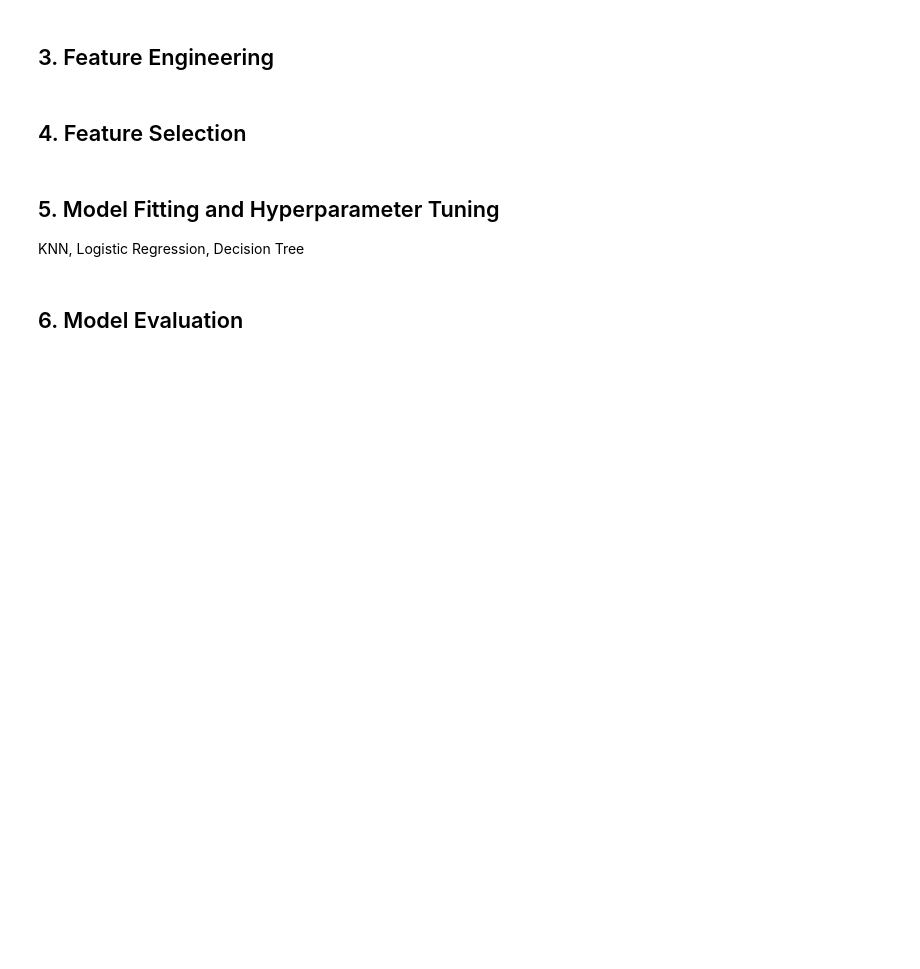
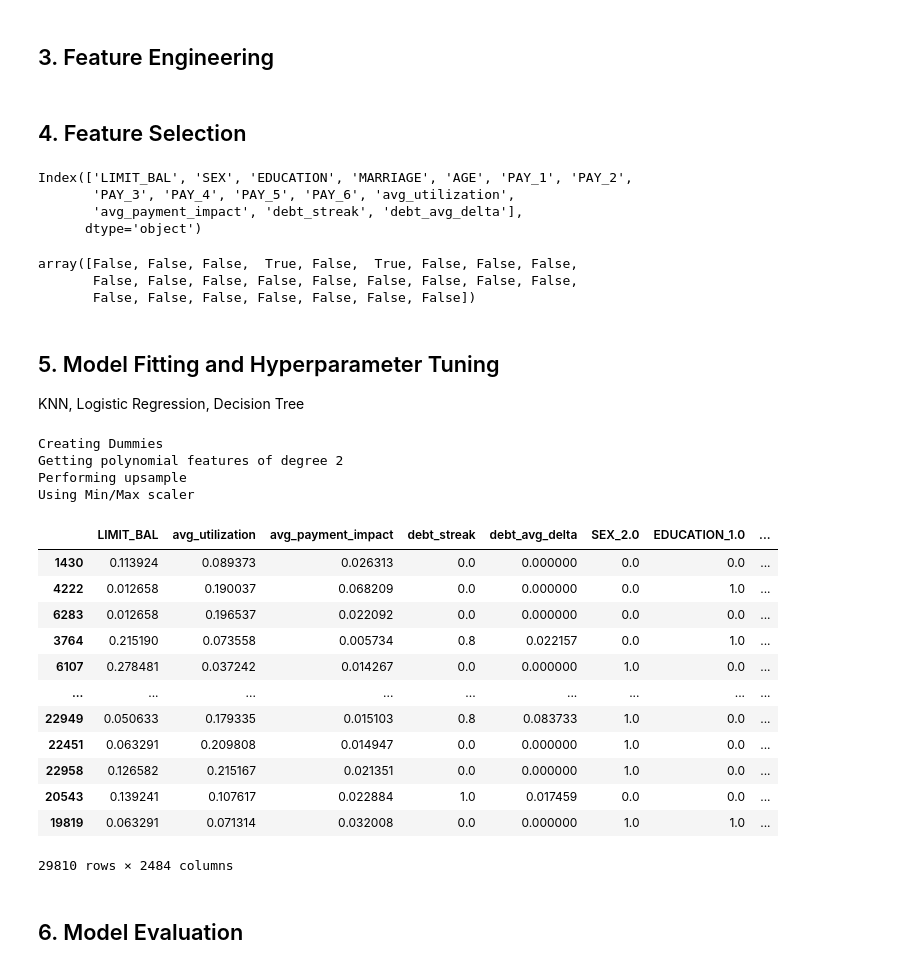
Before and after one commit to coreyautoforkingbufferaccount/nyc-mhtn-ds-021720, a Jupyter notebook: week_7/classification-assessment/working_dir/classification-assessment.ipynb, the cells around one changed output. Saved outputs shown, nothing was run; the diff lists cells and outputs as text; code cells hidden in the pictures; blank space fills up the shorter version.

Commit message:
partially through enhancing selection capabilities of model classes

```diff
--- a/week_7/classification-assessment/working_dir/classification-assessment.ipynb
+++ b/week_7/classification-assessment/working_dir/classification-assessment.ipynb
@@ -50,4 +108,6 @@ df.head()
 # %% [markdown]
 ## 3. Feature Engineering
+# %%
+df=calculate_utilization(df)
 # %% [markdown]
 ## 4. Feature Selection
@@ -54,3 +116,55 @@ df.head()
+# %%
+excluded = exclude_columns(["PAY_AMT", "BILL_AMT", "payment_impact","utilization"])
+selection = df.drop(columns = excluded).columns
+selection
+# %% [output]
+Index(['LIMIT_BAL', 'SEX', 'EDUCATION', 'MARRIAGE', 'AGE', 'PAY_1', 'PAY_2',
+       'PAY_3', 'PAY_4', 'PAY_5', 'PAY_6', 'avg_utilization',
+       'avg_payment_impact', 'debt_streak', 'debt_avg_delta'],
+      dtype='object')
+# %%
+cols = df.columns
+colb = pd.Index(['AGE', "EDUCATION"])
+cols.isin(colb)
+# %% [output]
+array([False, False, False,  True, False,  True, False, False, False,
+       False, False, False, False, False, False, False, False, False,
+       False, False, False, False, False, False, False])
+# %%
+target_col = "default payment next month"
+categorical = {
+    "nominal_features":["SEX", "EDUCATION", "MARRIAGE", "PAY_1", "PAY_2",
+                    "PAY_3", "PAY_4", "PAY_5", "PAY_6",
+                   ],
+}
+
+continuous = {"untransformed":["LIMIT_BAL", "avg_utilization", "avg_payment_impact",
+                               "debt_streak", "debt_avg_delta",],
+#              "transformed": {"logged": {"population":30, "amount_tsh":None}
+             }
+polynomial = {"method":"all", "columns":["avg_utilization", "avg_payment_impact"]}
 # %% [markdown]
 ## 5. Model Fitting and Hyperparameter Tuning
 KNN, Logistic Regression, Decision Tree
+# %%
+data = DataPreprocessor(df, target_col, categorical, continuous, polynomial, True, True,)
+data.data_preprocessing(balance_class="upsample", scale_type="minmax", poly_degree=2)
+data.X_train
+# %% [output]
+Creating Dummies
+Getting polynomial features of degree 2
+Performing upsample
+Using Min/Max scaler
+|  | LIMIT_BAL | avg_utilization | avg_payment_impact | debt_streak | debt_avg_delta | SEX_2.0 | EDUCATION_1.0 | ... |
+| 1430 | 0.113924 | 0.089373 | 0.026313 | 0.0 | 0.000000 | 0.0 | 0.0 | ... |
+| 4222 | 0.012658 | 0.190037 | 0.068209 | 0.0 | 0.000000 | 0.0 | 1.0 | ... |
+| 6283 | 0.012658 | 0.196537 | 0.022092 | 0.0 | 0.000000 | 0.0 | 0.0 | ... |
+| 3764 | 0.215190 | 0.073558 | 0.005734 | 0.8 | 0.022157 | 0.0 | 1.0 | ... |
+| 6107 | 0.278481 | 0.037242 | 0.014267 | 0.0 | 0.000000 | 1.0 | 0.0 | ... |
+| ... | ... | ... | ... | ... | ... | ... | ... | ... |
+| 22949 | 0.050633 | 0.179335 | 0.015103 | 0.8 | 0.083733 | 1.0 | 0.0 | ... |
+| 22451 | 0.063291 | 0.209808 | 0.014947 | 0.0 | 0.000000 | 1.0 | 0.0 | ... |
+| 22958 | 0.126582 | 0.215167 | 0.021351 | 0.0 | 0.000000 | 1.0 | 0.0 | ... |
+| 20543 | 0.139241 | 0.107617 | 0.022884 | 1.0 | 0.017459 | 0.0 | 0.0 | ... |
+| 19819 | 0.063291 | 0.071314 | 0.032008 | 0.0 | 0.000000 | 1.0 | 1.0 | ... |
+29810 rows × 2484 columns
```
Also changed, not shown: parts of 16 cells of this notebook, 3 other files.
